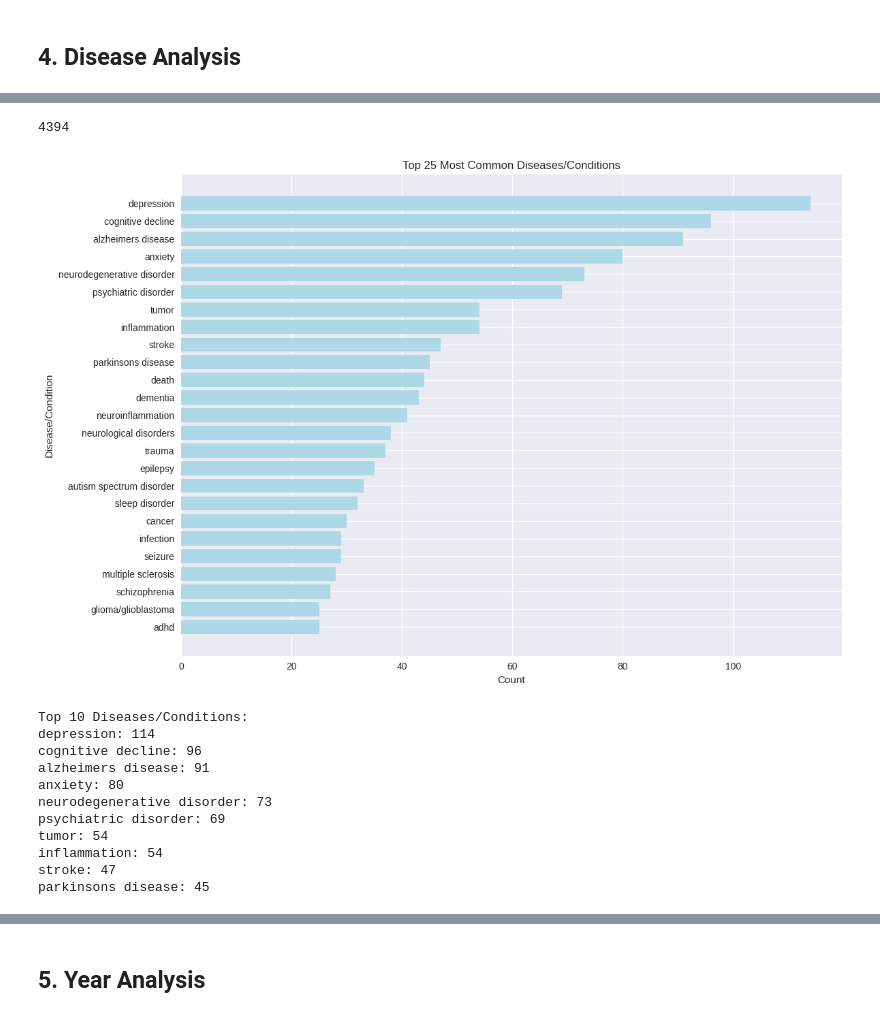
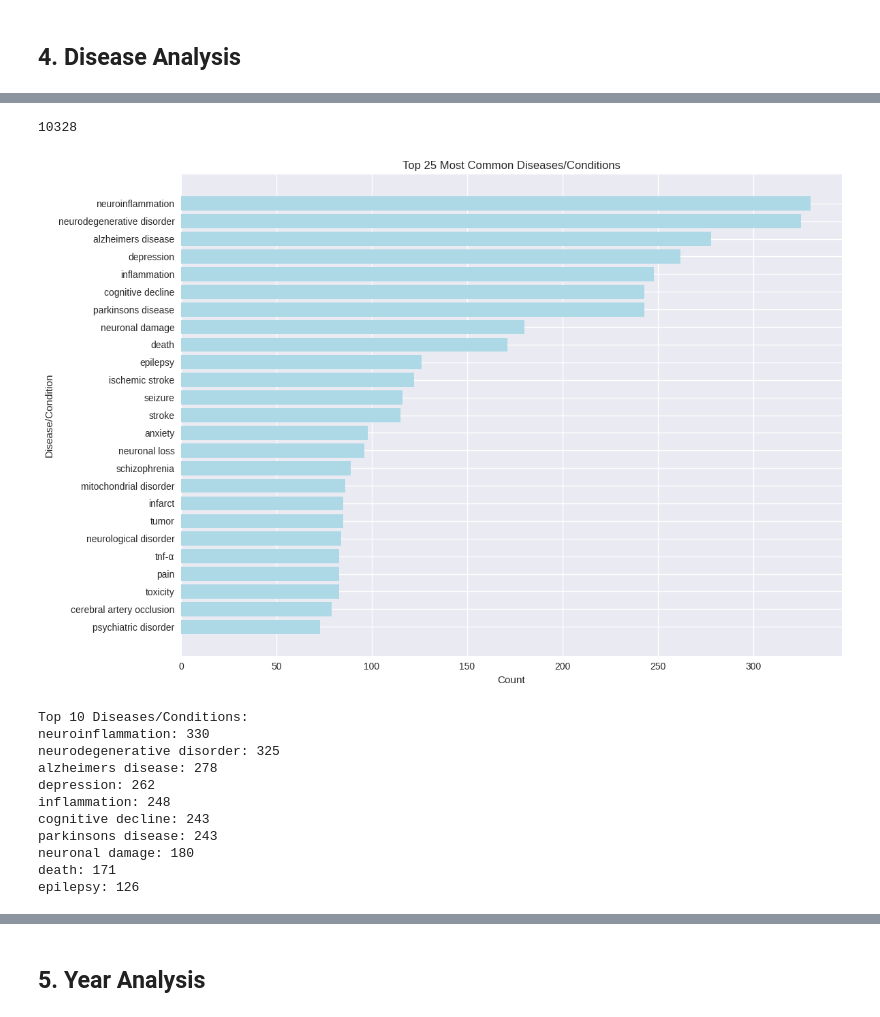
Before and after one commit to dghvici/Biomedical-Text-Classification, a Jupyter notebook: EDA_Notebook.ipynb, the cells around one changed output, grey strips where cells are left out. Drawn from its saved outputs; the diff is of its cells as text; code cells hidden in the pictures.

```diff
--- a/EDA_Notebook.ipynb
+++ b/EDA_Notebook.ipynb
@@ -23,9 +23,9 @@ pd.set_option('display.max_colwidth', 100)
 ## 1. Load and Explore the Data
 # %%
 # Load the dataset with categories
-df = pd.read_csv('preprocessing/abstracts_with_categories.csv')
+df = pd.read_csv('preprocessing/cleaned_for_eda.csv')
 
 print(f"Dataset shape: {df.shape}")
 print(f"Columns: {list(df.columns)}")
-df.sample(15)
+df.sample(5)
 # %% [output]
@@ -132,26 +80,3 @@ Rows after cleaning: 987 (dropped 13)
-# %%
-def singularize_terms(cell):
-    if pd.isna(cell):
-        return np.nan
-    singularized = []
-    for term in re.split(r'[;,]', cell):
-        term = term.strip().lower()
-        # Only process if term is longer than 3 characters
-        if len(term) > 3:
-            # Remove 'es' or 's' at the end, but not if the word ends with 'ss'
-            if term.endswith('es') and not term.endswith('ses') and not term.endswith('ies'):
-                term = term[:-2]
-            elif term.endswith('s') and not term.endswith('ss'):
-                term = term[:-1]
-        singularized.append(term)
-    # Remove duplicates while preserving order
-    seen = set()
-    unique_terms = [x for x in singularized if not (x in seen or seen.add(x))]
-    return '; '.join(unique_terms) if unique_terms else np.nan
-
-# Apply to your DataFrame
-df['Diseases'] = df['Diseases'].apply(singularize_terms)
-df['Chemicals'] = df['Chemicals'].apply(singularize_terms)
 # %% [markdown]
 ## 2. Text Analysis
 # %%
@@ -290,14 +239,0 @@ death: 44
-# %%
-# Get all unique diseases (after splitting and stripping)
-all_diseases = set()
-for entry in df['Diseases'].dropna():
-    all_diseases.update([d.strip() for d in entry.split(';') if d.strip()])
-
-# Sort alphabetically
-sorted_diseases = sorted(all_diseases, key=lambda x: x.lower())
-
-# Display as a list
-for disease in sorted_diseases:
-    print(disease)
-
-print(f"\nTotal unique diseases: {len(sorted_diseases)}")
@@ -866,38 +240,38 @@ df_cleaned['Diseases'] = df_cleaned['Diseases'].apply(lambda x: map_terms(x, dis
 # %%
 # Analyze diseases
 diseases = []
 
-for disease_list in df_cleaned['Diseases'].dropna():
+for disease_list in df['Diseases'].dropna():
     diseases.extend(disease_list.split('; '))
 
 disease_counts = Counter(diseases)
 print(len(diseases))
 # Show top 15 diseases
 top_diseases = dict(disease_counts.most_common(25))
 
 plt.figure(figsize=(12, 8))
 plt.barh(list(top_diseases.keys()), list(top_diseases.values()), color='lightblue')
 plt.title('Top 25 Most Common Diseases/Conditions')
 plt.xlabel('Count')
 plt.ylabel('Disease/Condition')
 plt.gca().invert_yaxis()
 plt.tight_layout()
 plt.show()
 
 print(f"\nTop 10 Diseases/Conditions:")
 for disease, count in disease_counts.most_common(10):
     print(f"{disease}: {count}")
 # %% [output]
-4394
+10328
-[figure, old version]
+[figure, new version]
 Top 10 Diseases/Conditions:
-depression: 114
-cognitive decline: 96
-alzheimers disease: 91
-anxiety: 80
-neurodegenerative disorder: 73
-psychiatric disorder: 69
-tumor: 54
-inflammation: 54
-stroke: 47
-parkinsons disease: 45
+neuroinflammation: 330
+neurodegenerative disorder: 325
+alzheimers disease: 278
+depression: 262
+inflammation: 248
+cognitive decline: 243
+parkinsons disease: 243
+neuronal damage: 180
+death: 171
+epilepsy: 126
```
Also changed, not shown: parts of 25 cells of this notebook, 9 other files.
